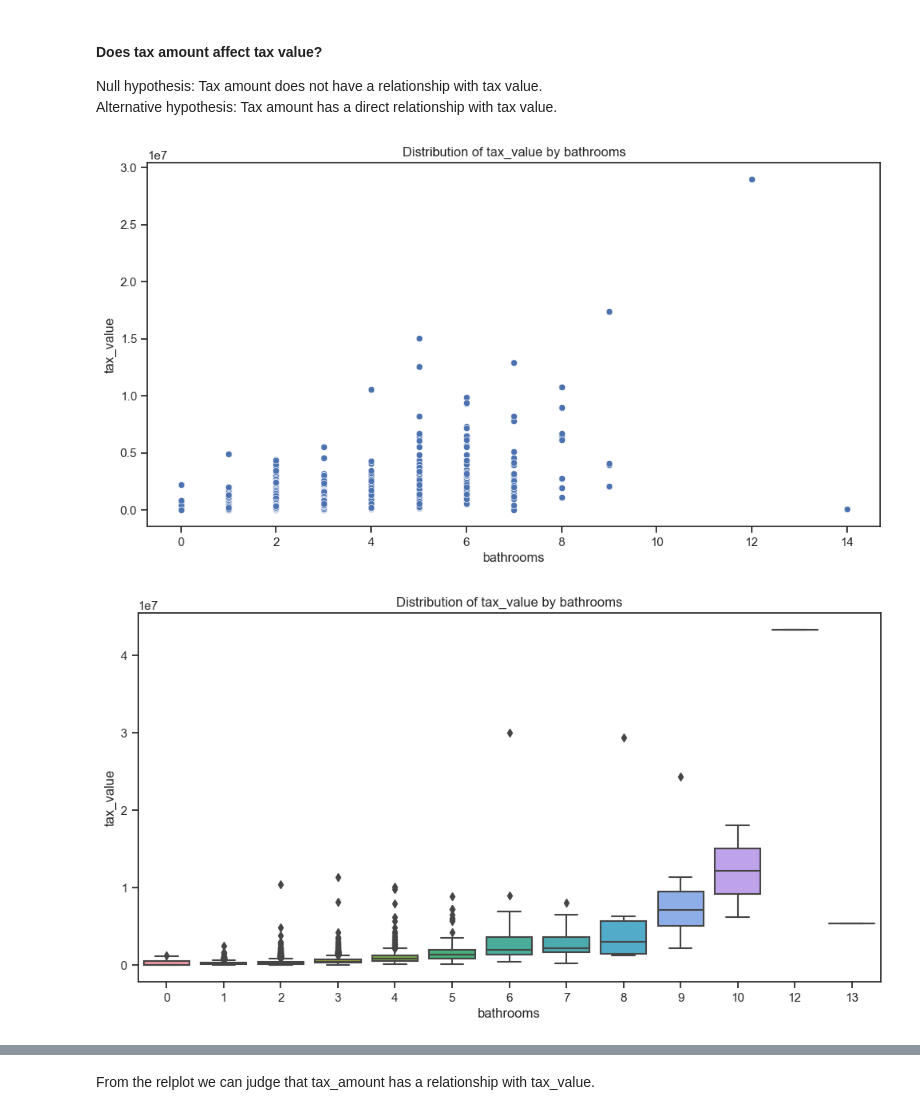
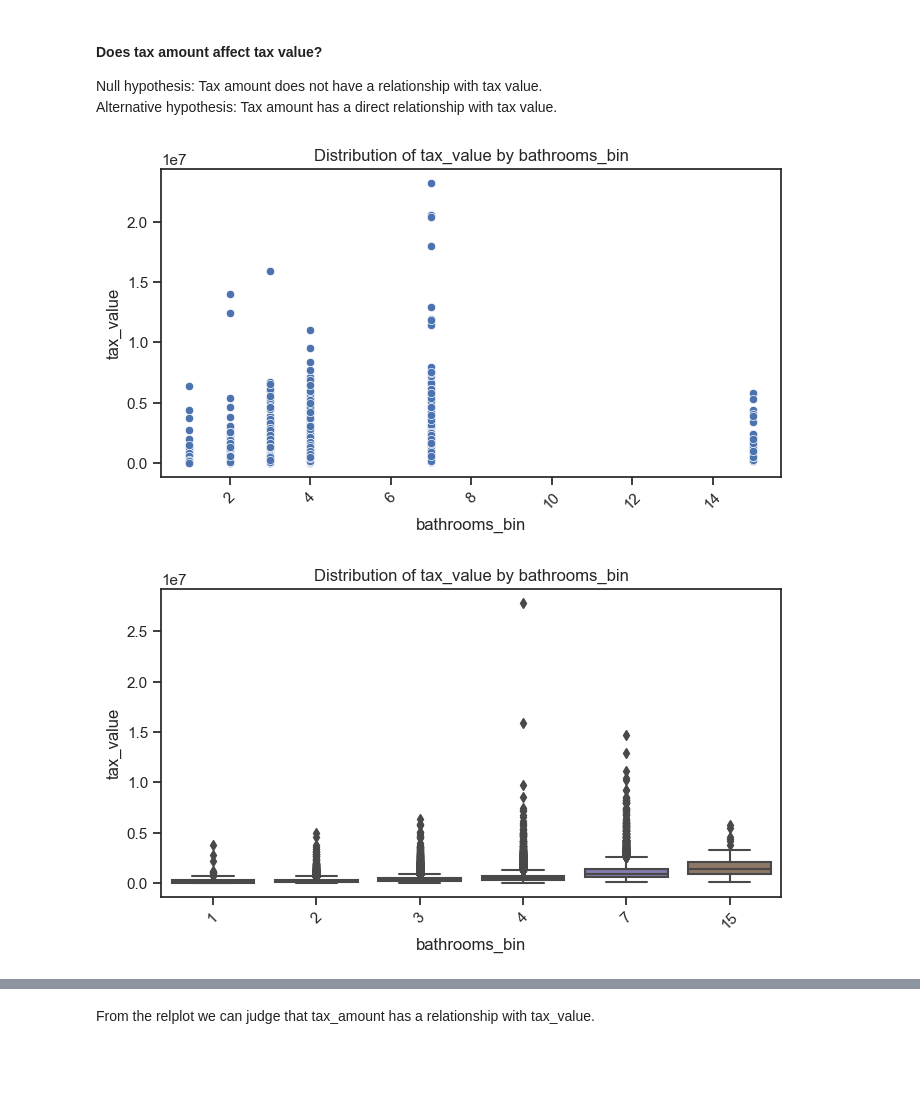
Before and after one commit to TheodoreQuansah/regression-exercises, a Jupyter notebook: explore.ipynb, the cells around one changed output, grey strips where cells are left out. Cells and saved outputs as stored; diff of their text form; code cells hidden in the pictures; blank space fills up the shorter version.

```diff
--- a/explore.ipynb
+++ b/explore.ipynb
@@ -53,7 +65,7 @@ Null hypothesis: Tax amount does not have a relationship with tax value.
 Alternative hypothesis: Tax amount has a direct relationship with tax value.
 # %%
 #Calling the plot_categorical_and_continuous_vars function to visualize the relationship betweem bathrooms and tax_value
-plot_categorical_and_continuous_vars(train, categorical_col = 'bathrooms', continuous_col = 'tax_value')
+plot_categorical_and_continuous_vars(train, categorical_col = 'bathrooms_bin', continuous_col = 'tax_value')
 # %% [output]
-[figure, old version]
+[figure, new version]
-[figure, old version]
+[figure, new version]
```
Also changed, not shown: parts of 50 cells of this notebook, 2 other files.
